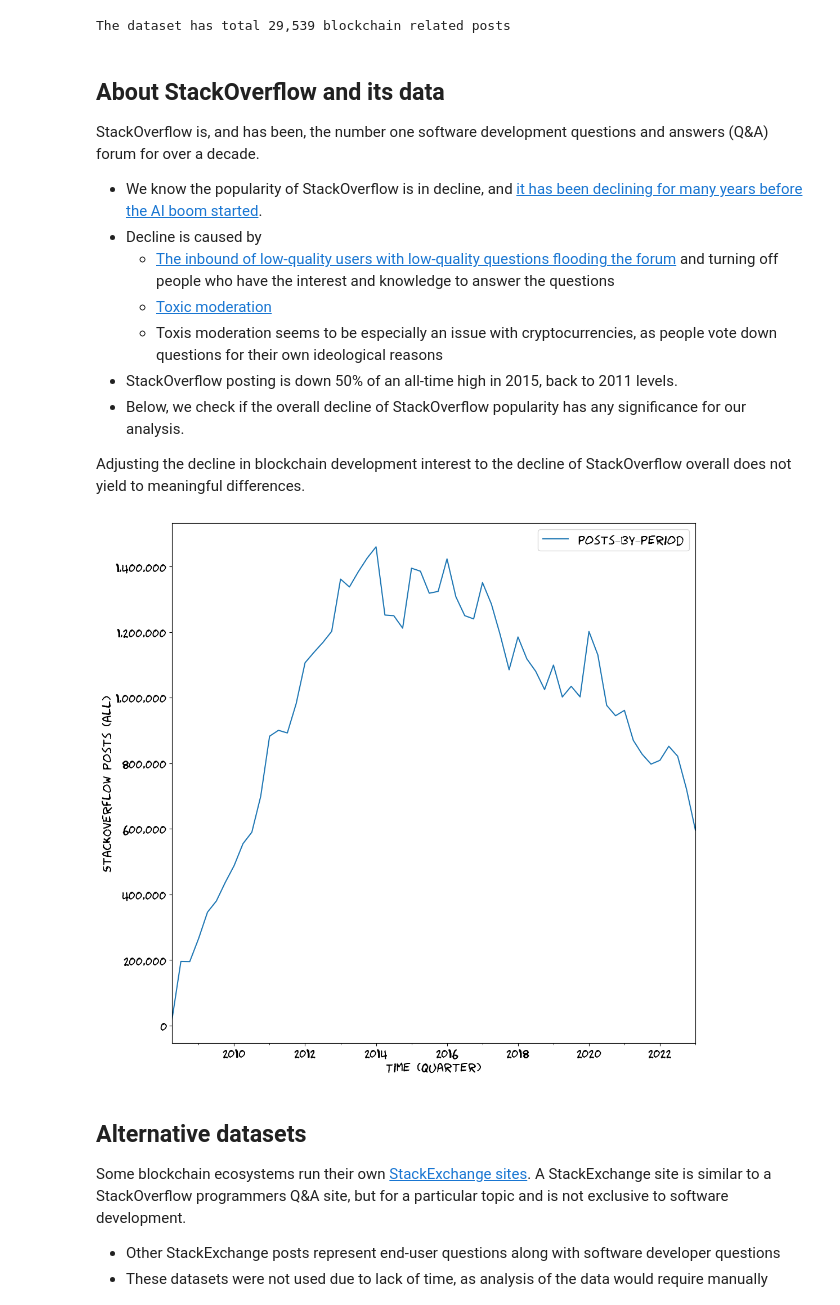
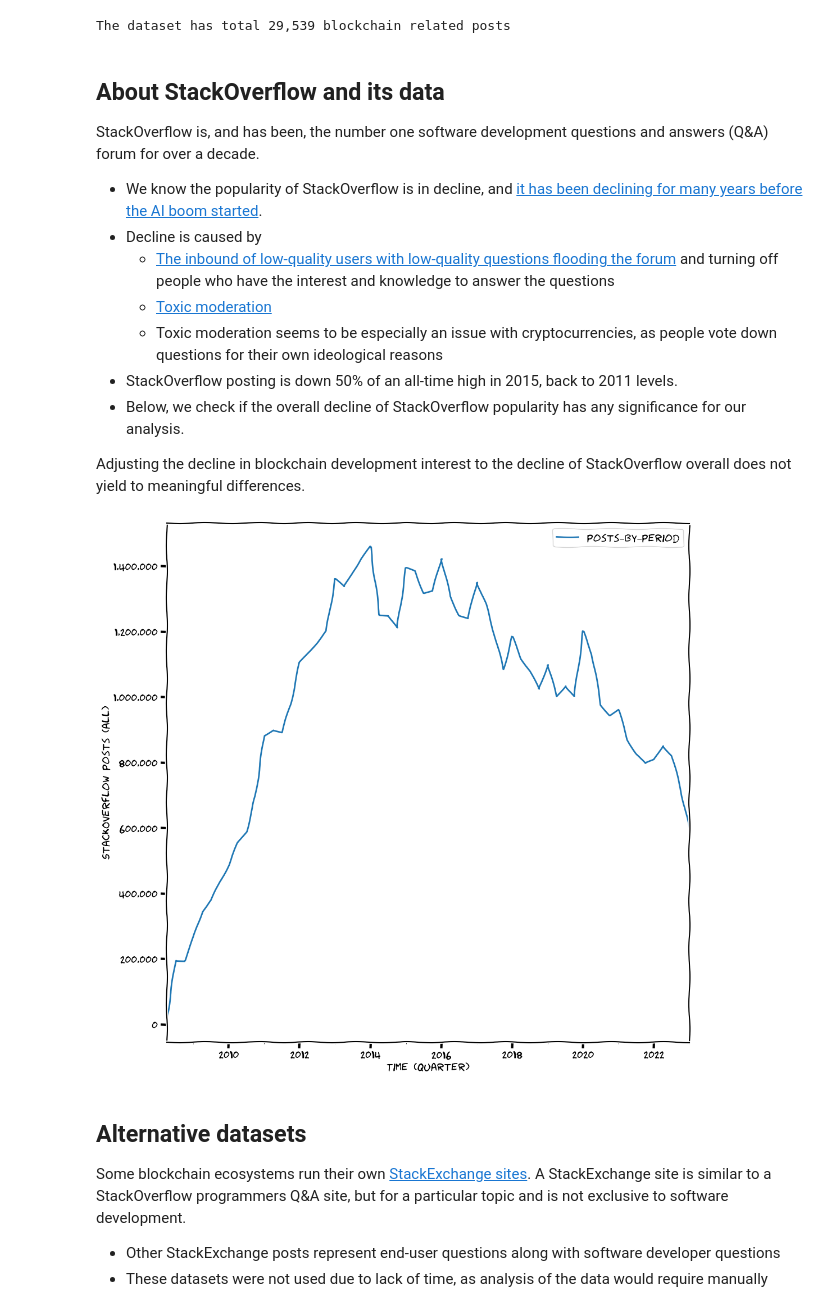
Before and after one commit to tradingstrategy-ai/blockchain-stackoverflow, a Jupyter notebook: research.ipynb, the cells around one changed output. Drawn from its saved outputs; the diff is of its cells as text; code cells hidden in the pictures.

```diff
--- a/research.ipynb
+++ b/research.ipynb
@@ -73,26 +73,28 @@ StackOverflow is, and has been, the number one software development questions an
     - [The inbound of low-quality users with low-quality questions flooding the forum](https://meta.stackexchange.com/questions/56817/can-we-prevent-some-of-the-low-quality-questions-from-entering-our-system)
       and turning off people who have the interest and knowledge to answer the questions
     - [Toxic moderation](https://medium.com/codex/its-time-for-stack-overflow-to-address-its-moderation-problems-6111e45b6e94)
-    - Toxis moderation seems to be especially an issue with cryptocurrencies, as people vote down questions for their own ideological reasons
+    - Toxic moderation seems to be especially an issue with cryptocurrencies, as people vote down questions for their own ideological reasons
 - StackOverflow posting is down 50% of an all-time high in 2015, back to 2011 levels.
 - Below, we check if the overall decline of StackOverflow popularity has any significance for our analysis.
 
 Adjusting the decline in blockchain development interest to the decline of StackOverflow overall does not yield to meaningful differences.
 # %%
 import matplotlib.pyplot as pyplot
+from contextlib import closing
 
 from blockchain_stackoverflow.helpers import axis_formatter_with_separator
 
 all_posts_quarterly = pd.read_parquet("post_counts_quarterly.parquet")
 all_posts_quarterly = all_posts_quarterly[:pd.Timestamp("2023-05-31")]
 
-with pyplot.xkcd():
+with pyplot.xkcd(), closing(pyplot) as fig:
     ax = all_posts_quarterly.plot.line()
     ax.set_xlabel("Time (quarter)")
     ax.set_ylabel("StackOverflow posts (all)")
     ax.get_yaxis().set_major_formatter(axis_formatter_with_separator)
+    fig.show()
 # %% [output]
-[figure, old version]
+[figure, new version]
 # %% [markdown]
 ## Alternative datasets
 
```
Also changed, not shown: parts of 22 cells of this notebook, 5 other files.
